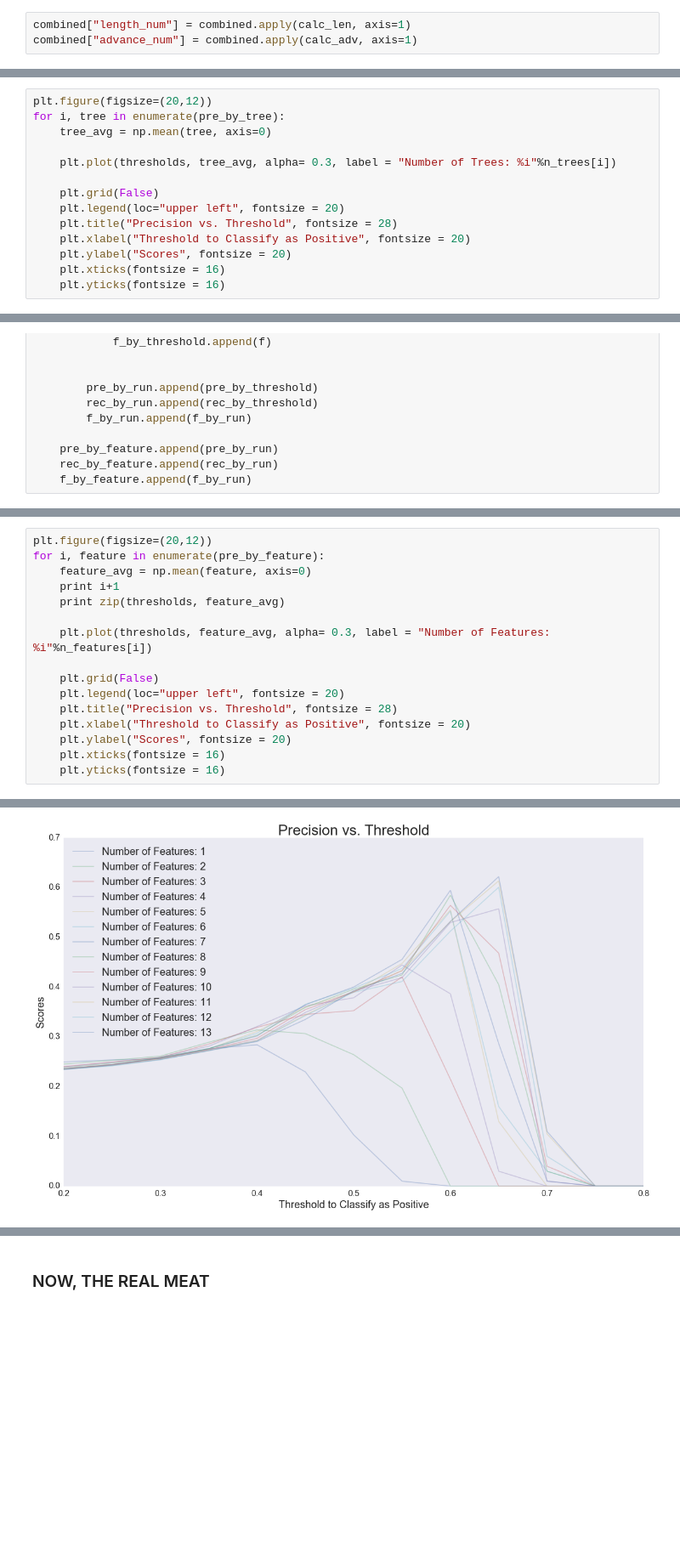
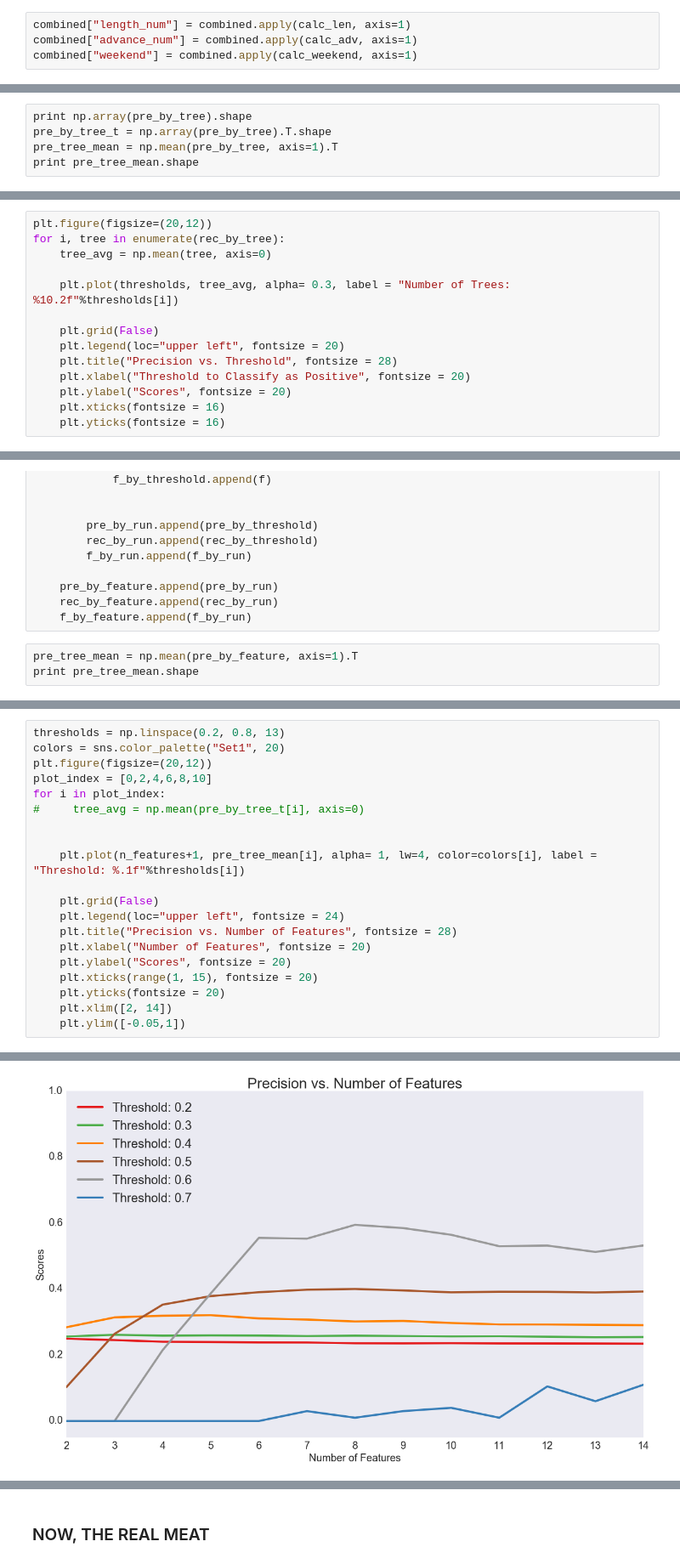
Before and after one commit to DataShackforAirbnb/AirBnbNegotiate, a Jupyter notebook: Model/input/analysis-final.ipynb, the cells around one changed output, grey strips where cells are left out. Shown: that part at 85% size. Saved outputs shown, nothing was run; the diff lists cells and outputs as text; blank space fills up the shorter version.

```diff
--- a/Model/input/analysis-final.ipynb
+++ b/Model/input/analysis-final.ipynb
@@ -197,6 +200,7 @@ calc_adv = lambda row: np.floor((dt.datetime.strptime(row["start"], '%Y-%m-%d')
 # %%
 combined["length_num"] = combined.apply(calc_len, axis=1)
 combined["advance_num"] = combined.apply(calc_adv, axis=1)
+combined["weekend"] = combined.apply(calc_weekend, axis=1)
 # %%
 opening_attr = combined["bucket_name"].values
 # orphan = []
@@ -441,3 +453,8 @@ for n_tree in n_trees:
     pre_by_tree.append(pre_by_run)
     rec_by_tree.append(rec_by_run)
     f_by_tree.append(f_by_run)
+# %%
+print np.array(pre_by_tree).shape
+pre_by_tree_t = np.array(pre_by_tree).T.shape
+pre_tree_mean = np.mean(pre_by_tree, axis=1).T
+print pre_tree_mean.shape
@@ -444,9 +485,9 @@ for n_tree in n_trees:
 # %%
 plt.figure(figsize=(20,12))
-for i, tree in enumerate(pre_by_tree):
+for i, tree in enumerate(rec_by_tree):
     tree_avg = np.mean(tree, axis=0)
 
-    plt.plot(thresholds, tree_avg, alpha= 0.3, label = "Number of Trees: %i"%n_trees[i])
+    plt.plot(thresholds, tree_avg, alpha= 0.3, label = "Number of Trees: %10.2f"%thresholds[i])
 
     plt.grid(False)
     plt.legend(loc="upper left", fontsize = 20)
@@ -499,3 +540,6 @@ for n_feature in n_features:
     pre_by_feature.append(pre_by_run)
     rec_by_feature.append(rec_by_run)
     f_by_feature.append(f_by_run)
+# %%
+pre_tree_mean = np.mean(pre_by_feature, axis=1).T
+print pre_tree_mean.shape
@@ -502,17 +548,21 @@ for n_feature in n_features:
 # %%
+thresholds = np.linspace(0.2, 0.8, 13)
+colors = sns.color_palette("Set1", 20)
 plt.figure(figsize=(20,12))
-for i, feature in enumerate(pre_by_feature):
-    feature_avg = np.mean(feature, axis=0)
-    print i+1
-    print zip(thresholds, feature_avg)
+plot_index = [0,2,4,6,8,10]
+for i in plot_index:
+#     tree_avg = np.mean(pre_by_tree_t[i], axis=0)
 
-    plt.plot(thresholds, feature_avg, alpha= 0.3, label = "Number of Features: %i"%n_features[i])
+
+    plt.plot(n_features+1, pre_tree_mean[i], alpha= 1, lw=4, color=colors[i], label = "Threshold: %.1f"%thresholds[i])
 
     plt.grid(False)
-    plt.legend(loc="upper left", fontsize = 20)
-    plt.title("Precision vs. Threshold", fontsize = 28)
-    plt.xlabel("Threshold to Classify as Positive", fontsize = 20)
+    plt.legend(loc="upper left", fontsize = 24)
+    plt.title("Precision vs. Number of Features", fontsize = 28)
+    plt.xlabel("Number of Features", fontsize = 20)
     plt.ylabel("Scores", fontsize = 20)
-    plt.xticks(fontsize = 16)
-    plt.yticks(fontsize = 16)
+    plt.xticks(range(1, 15), fontsize = 20)
+    plt.yticks(fontsize = 20)
+    plt.xlim([2, 14])
+    plt.ylim([-0.05,1])
 # %% [output]
@@ -536,2 +569,2 @@ for i, feature in enumerate(pre_by_feature):
-[figure, old version]
+[figure, new version]
 # %%
```
Also changed, not shown: parts of 30 cells of this notebook, 4 other files.
